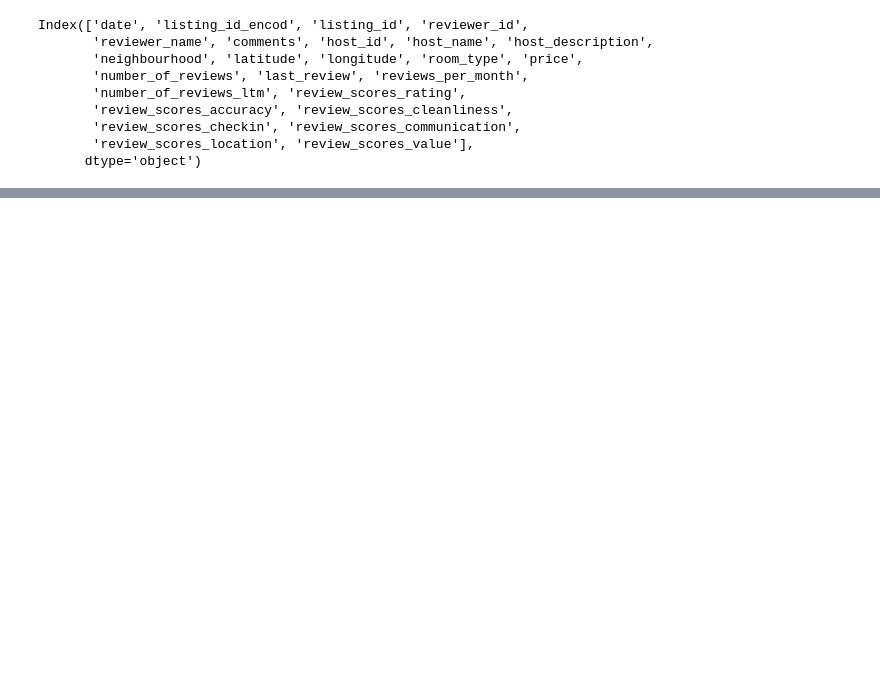
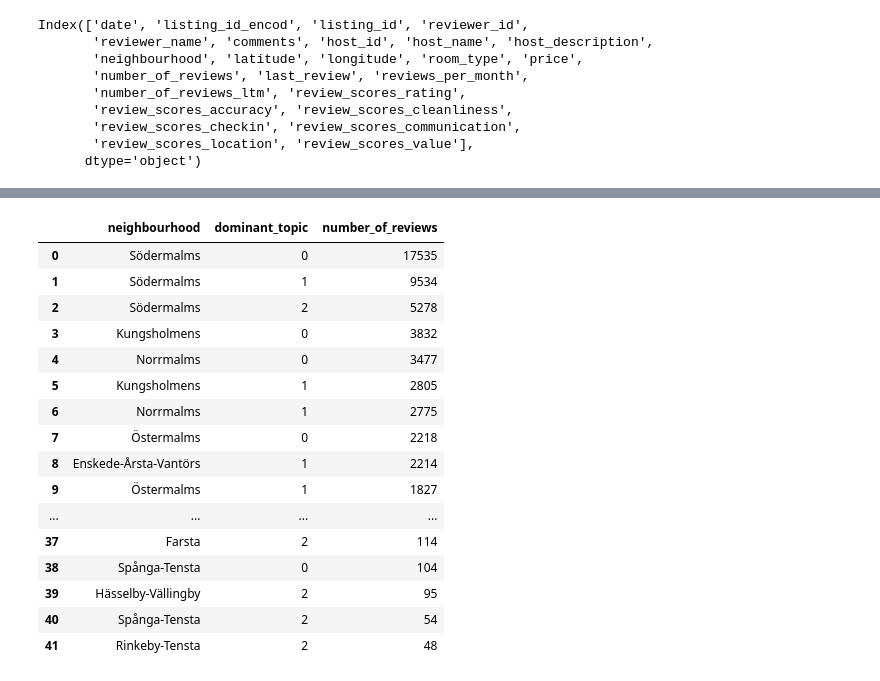
Before and after one commit to TanjaDS/Examensarbete_Airbnb, a Jupyter notebook: transformation_and_EDA/EDA.ipynb, the cells around one changed output, grey strips where cells are left out. Cells and saved outputs as stored; diff of their text form; code cells hidden in the pictures; blank space fills up the shorter version.

```diff
--- a/transformation_and_EDA/EDA.ipynb
+++ b/transformation_and_EDA/EDA.ipynb
@@ -146,0 +168,2 @@ fig.update_traces(marker_color=MAIN_COLOR)
+# %%
+df_hosts_reviews_en_topics = pd.read_parquet(BASE_DIR / 'processed_data' / 'hosts_reviews_en_topics.parquet')
@@ -146,0 +196,24 @@ fig.update_traces(marker_color=MAIN_COLOR)
+# %%
+numnber_topic_by_neighbourhood = (df_hosts_reviews_en_topics.groupby(['neighbourhood', 'dominant_topic'])
+        .agg(number_of_reviews=('number_of_reviews', 'count'))
+        .sort_values('number_of_reviews', ascending=False)
+        .reset_index())
+numnber_topic_by_neighbourhood
+# %% [output]
+|  | neighbourhood | dominant_topic | number_of_reviews |
+| 0 | Södermalms | 0 | 17535 |
+| 1 | Södermalms | 1 | 9534 |
+| 2 | Södermalms | 2 | 5278 |
+| 3 | Kungsholmens | 0 | 3832 |
+| 4 | Norrmalms | 0 | 3477 |
+| 5 | Kungsholmens | 1 | 2805 |
+| 6 | Norrmalms | 1 | 2775 |
+| 7 | Östermalms | 0 | 2218 |
+| 8 | Enskede-Årsta-Vantörs | 1 | 2214 |
+| 9 | Östermalms | 1 | 1827 |
+| ... | ... | ... | ... |
+| 37 | Farsta | 2 | 114 |
+| 38 | Spånga-Tensta | 0 | 104 |
+| 39 | Hässelby-Vällingby | 2 | 95 |
+| 40 | Spånga-Tensta | 2 | 54 |
+| 41 | Rinkeby-Tensta | 2 | 48 |
```
Also changed, not shown: parts of 9 cells of this notebook, 25 other files.
